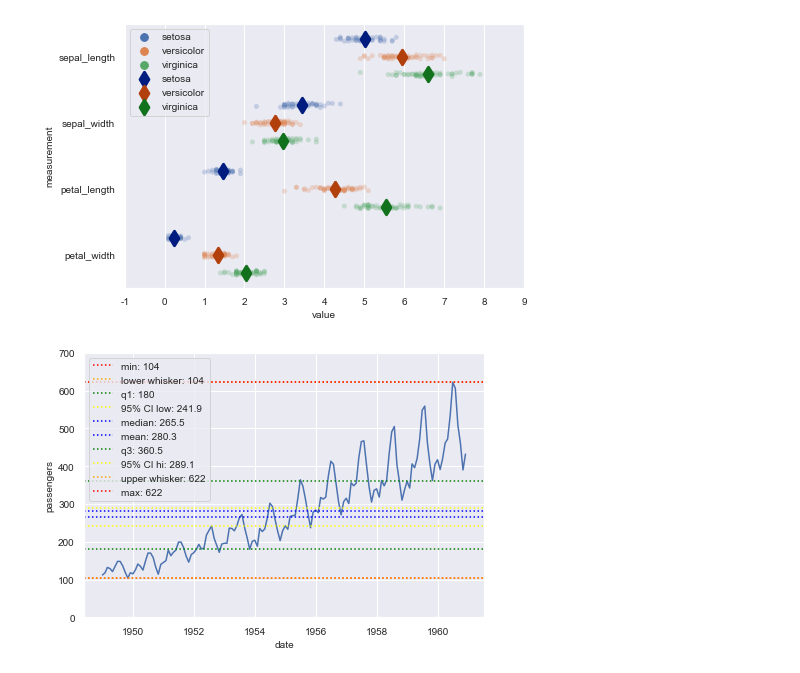
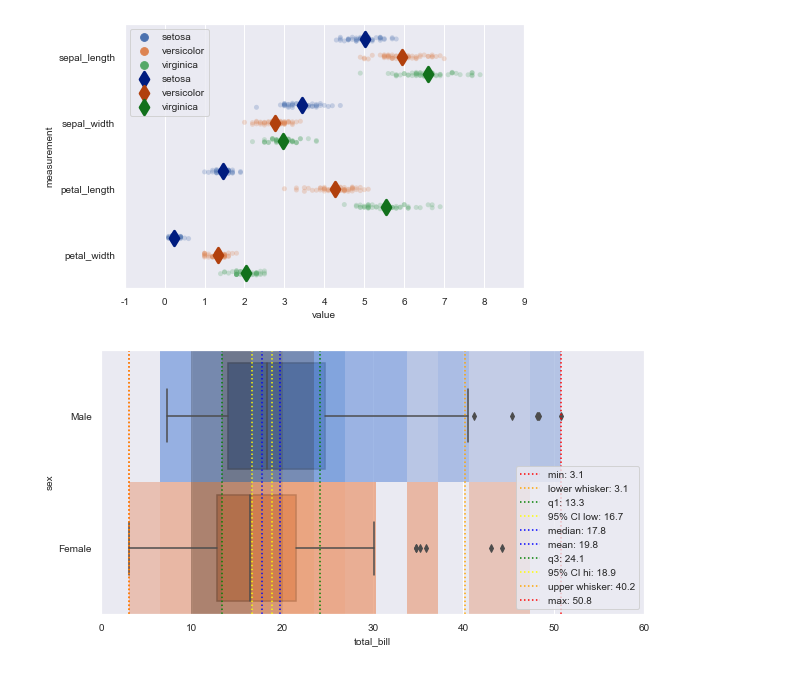
Before and after one commit to ghiffaryr/grplot, a Jupyter notebook: doc/example/example.ipynb, the cells around one changed output. Drawn from its saved outputs; the diff is of its cells as text; code cells hidden in the pictures.

Commit message:
release: grplot-0.5

```diff
--- a/doc/example/example.ipynb
+++ b/doc/example/example.ipynb
@@ -86,15 +85,13 @@ ax = grplot(plot='stripplot+pointplot',
 # %% [output]
 [figure]
 # %%
-flights = sns.load_dataset('flights')
-flights['date'] = (flights['year'].astype(str) + ' ' +flights['month'].astype(str)).apply(pd.to_datetime)
-
-
-ax = grplot(plot='lineplot',
-            df=flights,
-            x='date',
-            y='passengers',
-            xdt='%Y',
-            ystatdesc='boxplot')
+ax = grplot(plot='histplot+boxplot',
+            df=tips,
+            x='total_bill',
+            y='sex',
+            figsize=[10,6],
+            hue={'histplot':'sex'},
+            xstatdesc='boxplot',
+            alpha={'histplot':0.75})
 # %% [output]
-[figure, old version]
+[figure, new version]
```
Also changed, not shown: parts of 5 cells of this notebook, 14 other files.
